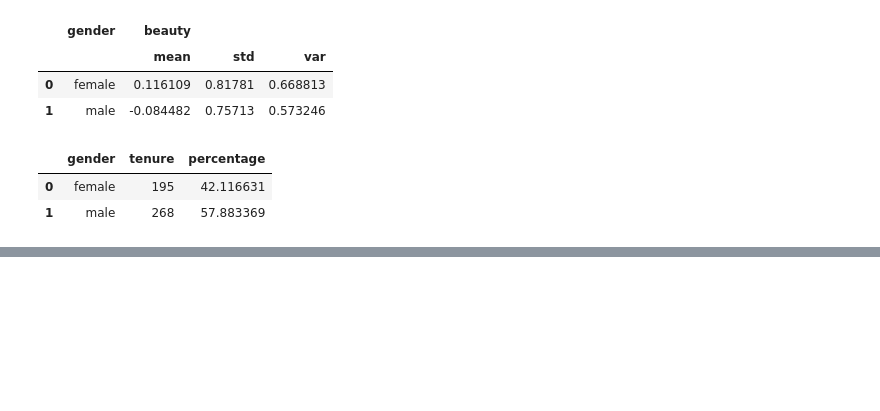
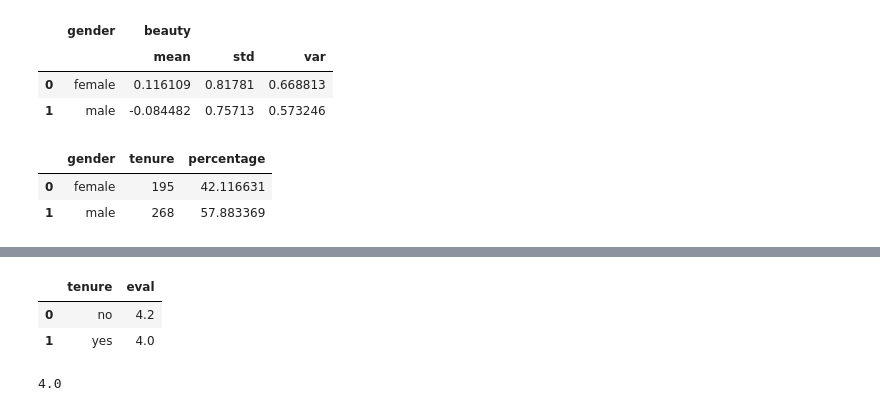
Before and after one commit to Muhliscm/Course-era-captone, a Jupyter notebook: statistics.ipynb, the cells around one changed output, grey strips where cells are left out. Cells and saved outputs as stored; diff of their text form; code cells hidden in the pictures; blank space fills up the shorter version.

```diff
--- a/statistics.ipynb
+++ b/statistics.ipynb
@@ -95,0 +130,10 @@ tenure_count
+# %%
+ratings_df.groupby('tenure').agg({'eval':'median'}).reset_index()
+# %% [output]
+|  | tenure | eval |
+| 0 | no | 4.2 |
+| 1 | yes | 4.0 |
+# %%
+ratings_df[ratings_df['tenure'] == 'yes']['eval'].median()
+# %% [output]
+4.0
```
Also changed, not shown: parts of 8 cells of this notebook.
